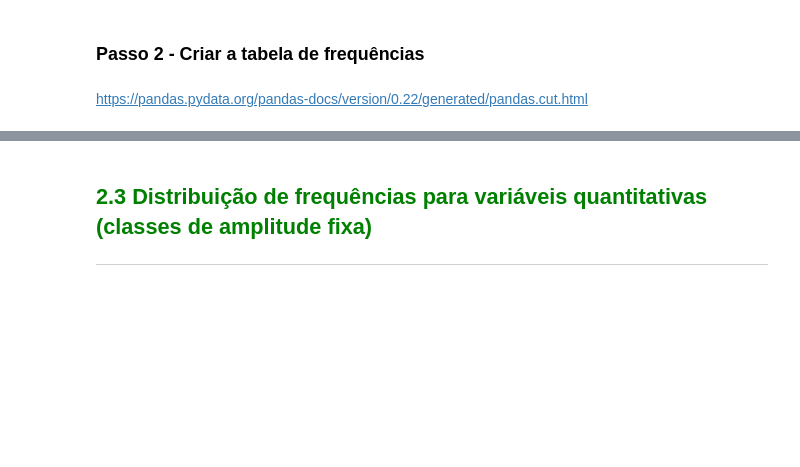
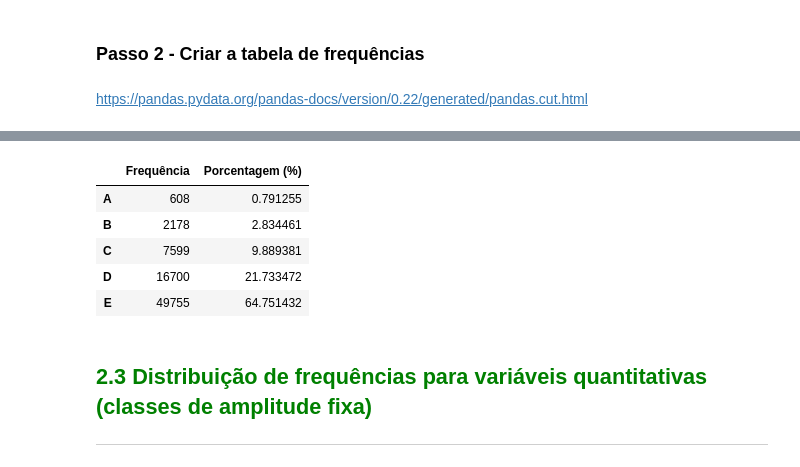
Before and after one commit to MarlonJerold/Estudos-Estatistica, a Jupyter notebook: Curso_de_Estatística_Parte_1.ipynb, the cells around one changed output, grey strips where cells are left out. Drawn from its saved outputs; the diff is of its cells as text; code cells hidden in the pictures; blank space fills up the shorter version.

Commit message:
Distribuição de frequências para variáveis quantitativas (classes personalizadas)

```diff
--- a/Curso_de_Estatística_Parte_1.ipynb
+++ b/Curso_de_Estatística_Parte_1.ipynb
@@ -238,3 +249,5 @@ onde <b>SM</b> é o valor do salário mínimo na época. Em nosso caso <b>R$ 788
+# %%
+labels = ['E', 'D', 'C', 'B', 'A']
 # %% [markdown]
 ### Passo 2 - Criar a tabela de frequências
 # %% [markdown]
@@ -241,0 +281,9 @@ https://pandas.pydata.org/pandas-docs/version/0.22/generated/pandas.cut.html
+# %%
+print('Quantidades de pessoas nas seguintes classes')
+frequencia = pd.value_counts(
+    pd.cut(data['Renda'],
+       bins = classes,
+       labels = labels,
+       include_lowest = True)
+)
+frequencia
@@ -242,3 +298,26 @@ https://pandas.pydata.org/pandas-docs/version/0.22/generated/pandas.cut.html
+# %%
+percentual = pd.value_counts(
+    pd.cut(data['Renda'],
+       bins = classes,
+       labels = labels,
+       include_lowest = True),
+    normalize = True
+) * 100
+percentual
+# %%
+dist_freq_quantitativas_personalizadas = pd.DataFrame(
+    {'Frequência': frequencia, 'Porcentagem (%)': percentual}
+)
+dist_freq_quantitativas_personalizadas
+# %%
+dist_freq_quantitativas_personalizadas.sort_index(ascending = False)
+# %% [output]
+|  | Frequência | Porcentagem (%) |
+| A | 608 | 0.791255 |
+| B | 2178 | 2.834461 |
+| C | 7599 | 9.889381 |
+| D | 16700 | 21.733472 |
+| E | 49755 | 64.751432 |
 # %% [markdown]
 ## <font color=green>2.3 Distribuição de frequências para variáveis quantitativas (classes de amplitude fixa)</font>
 ***
```
Also changed, not shown: parts of 8 cells of this notebook.
